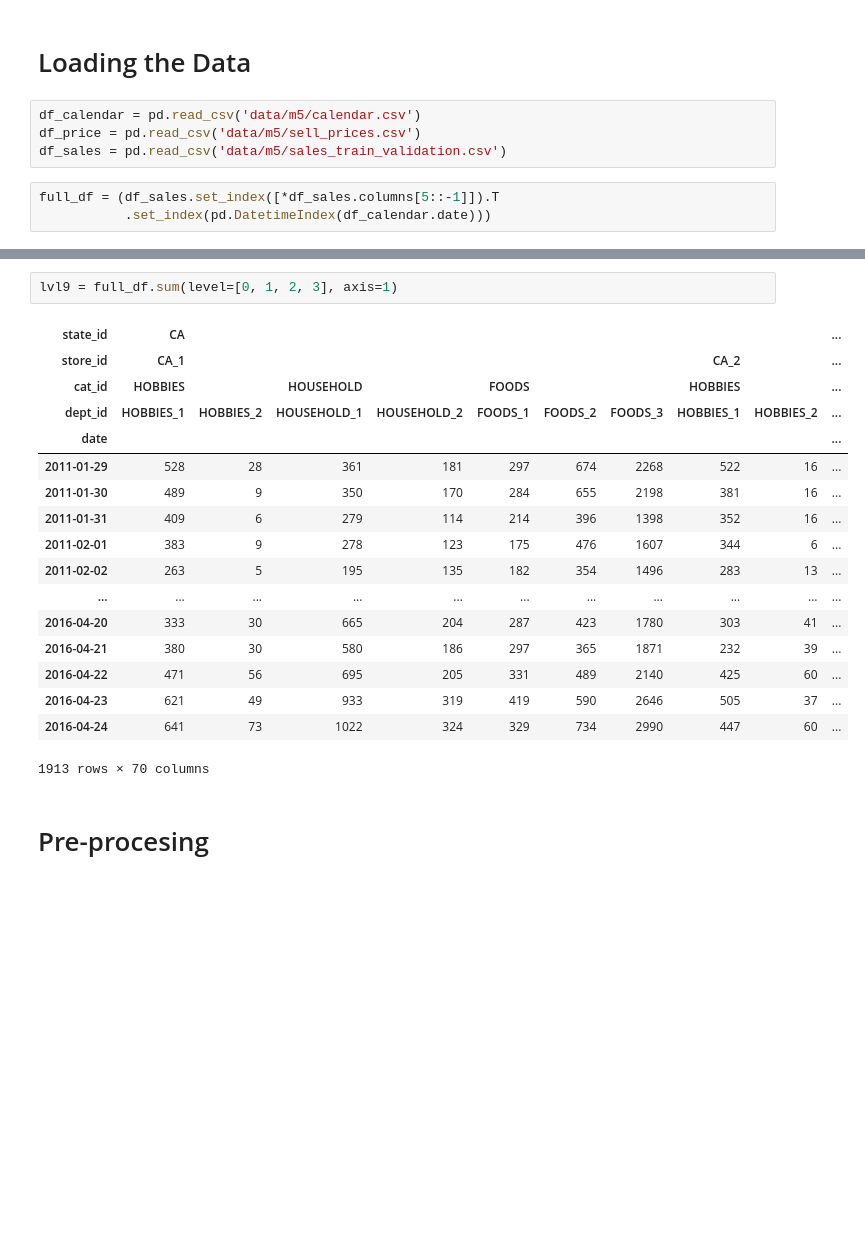
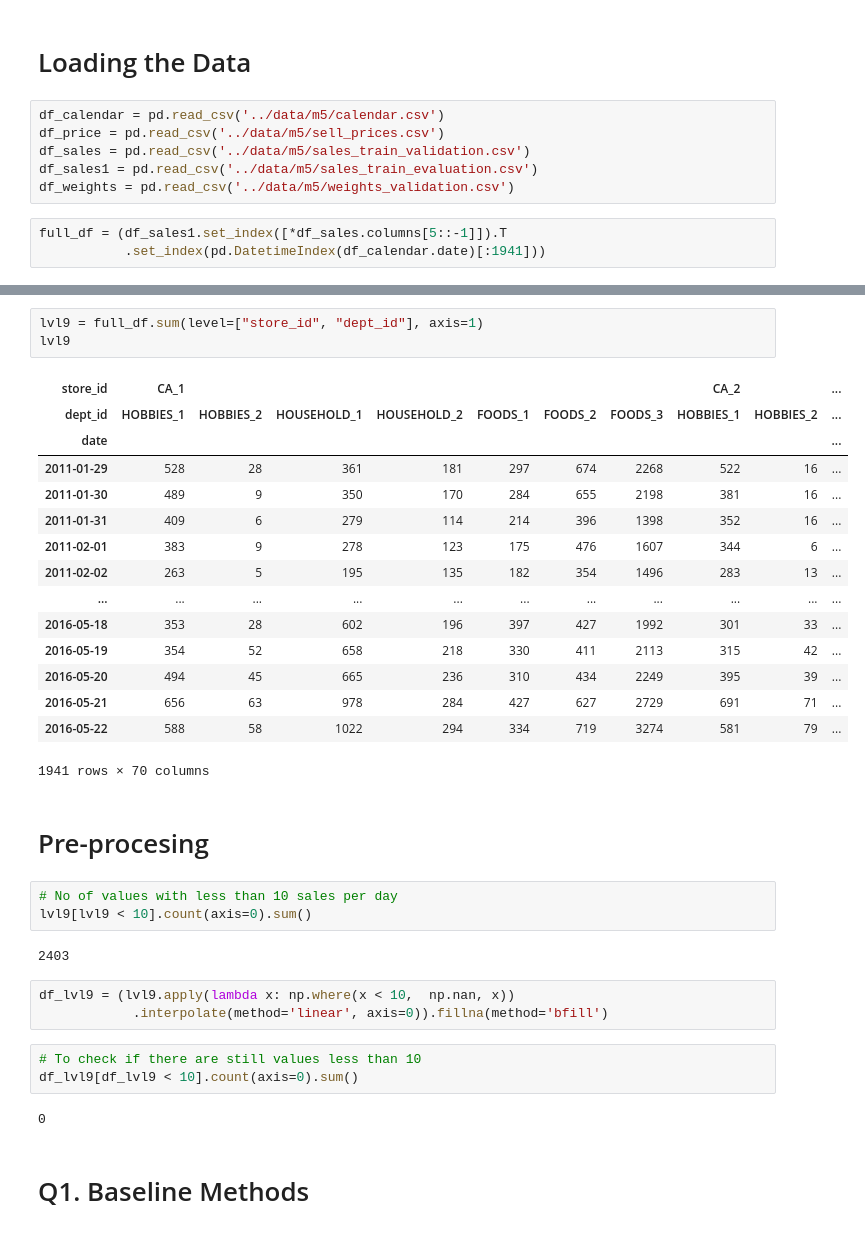
Before and after one commit to adrianemikko/tsa2021-m5, a Jupyter notebook: jgq_scratch.ipynb, the cells around one changed output, grey strips where cells are left out. Saved outputs shown, nothing was run; the diff lists cells and outputs as text; blank space fills up the shorter version.

```diff
--- a/jgq_scratch.ipynb
+++ b/jgq_scratch.ipynb
@@ -24,9 +25,11 @@ from statsmodels.tsa.exponential_smoothing.ets import ETSModel
 # %% [markdown]
 # Loading the Data
 # %%
-df_calendar = pd.read_csv('data/m5/calendar.csv')
-df_price = pd.read_csv('data/m5/sell_prices.csv')
-df_sales = pd.read_csv('data/m5/sales_train_validation.csv')
+df_calendar = pd.read_csv('../data/m5/calendar.csv')
+df_price = pd.read_csv('../data/m5/sell_prices.csv')
+df_sales = pd.read_csv('../data/m5/sales_train_validation.csv')
+df_sales1 = pd.read_csv('../data/m5/sales_train_evaluation.csv')
+df_weights = pd.read_csv('../data/m5/weights_validation.csv')
 # %%
-full_df = (df_sales.set_index([*df_sales.columns[5::-1]]).T
-           .set_index(pd.DatetimeIndex(df_calendar.date)))
+full_df = (df_sales1.set_index([*df_sales.columns[5::-1]]).T
+           .set_index(pd.DatetimeIndex(df_calendar.date)[:1941]))
@@ -51,9 +36,8 @@ df_calendar
 # %%
-lvl9 = full_df.sum(level=[0, 1, 2, 3], axis=1)
+lvl9 = full_df.sum(level=["store_id", "dept_id"], axis=1)
+lvl9
 # %% [output]
-| state_id | CA |  |  |  |  |  |  |  |  | ... |
 | store_id | CA_1 |  |  |  |  |  |  | CA_2 |  | ... |
-| cat_id | HOBBIES |  | HOUSEHOLD |  | FOODS |  |  | HOBBIES |  | ... |
 | dept_id | HOBBIES_1 | HOBBIES_2 | HOUSEHOLD_1 | HOUSEHOLD_2 | FOODS_1 | FOODS_2 | FOODS_3 | HOBBIES_1 | HOBBIES_2 | ... |
 | date |  |  |  |  |  |  |  |  |  | ... |
 | 2011-01-29 | 528 | 28 | 361 | 181 | 297 | 674 | 2268 | 522 | 16 | ... |
@@ -62,11 +46,26 @@ lvl9 = full_df.sum(level=[0, 1, 2, 3], axis=1)
 | 2011-02-01 | 383 | 9 | 278 | 123 | 175 | 476 | 1607 | 344 | 6 | ... |
 | 2011-02-02 | 263 | 5 | 195 | 135 | 182 | 354 | 1496 | 283 | 13 | ... |
 | ... | ... | ... | ... | ... | ... | ... | ... | ... | ... | ... |
-| 2016-04-20 | 333 | 30 | 665 | 204 | 287 | 423 | 1780 | 303 | 41 | ... |
-| 2016-04-21 | 380 | 30 | 580 | 186 | 297 | 365 | 1871 | 232 | 39 | ... |
-| 2016-04-22 | 471 | 56 | 695 | 205 | 331 | 489 | 2140 | 425 | 60 | ... |
-| 2016-04-23 | 621 | 49 | 933 | 319 | 419 | 590 | 2646 | 505 | 37 | ... |
-| 2016-04-24 | 641 | 73 | 1022 | 324 | 329 | 734 | 2990 | 447 | 60 | ... |
+| 2016-05-18 | 353 | 28 | 602 | 196 | 397 | 427 | 1992 | 301 | 33 | ... |
+| 2016-05-19 | 354 | 52 | 658 | 218 | 330 | 411 | 2113 | 315 | 42 | ... |
+| 2016-05-20 | 494 | 45 | 665 | 236 | 310 | 434 | 2249 | 395 | 39 | ... |
+| 2016-05-21 | 656 | 63 | 978 | 284 | 427 | 627 | 2729 | 691 | 71 | ... |
+| 2016-05-22 | 588 | 58 | 1022 | 294 | 334 | 719 | 3274 | 581 | 79 | ... |
-1913 rows × 70 columns
+1941 rows × 70 columns
 # %% [markdown]
 # Pre-procesing
+# %%
+# No of values with less than 10 sales per day
+lvl9[lvl9 < 10].count(axis=0).sum()
+# %% [output]
+2403
+# %%
+df_lvl9 = (lvl9.apply(lambda x: np.where(x < 10,  np.nan, x))
+            .interpolate(method='linear', axis=0)).fillna(method='bfill')
+# %%
+# To check if there are still values less than 10
+df_lvl9[df_lvl9 < 10].count(axis=0).sum()
+# %% [output]
+0
+# %% [markdown]
+# Q1. Baseline Methods
```
Also changed, not shown: parts of 9 cells of this notebook.
